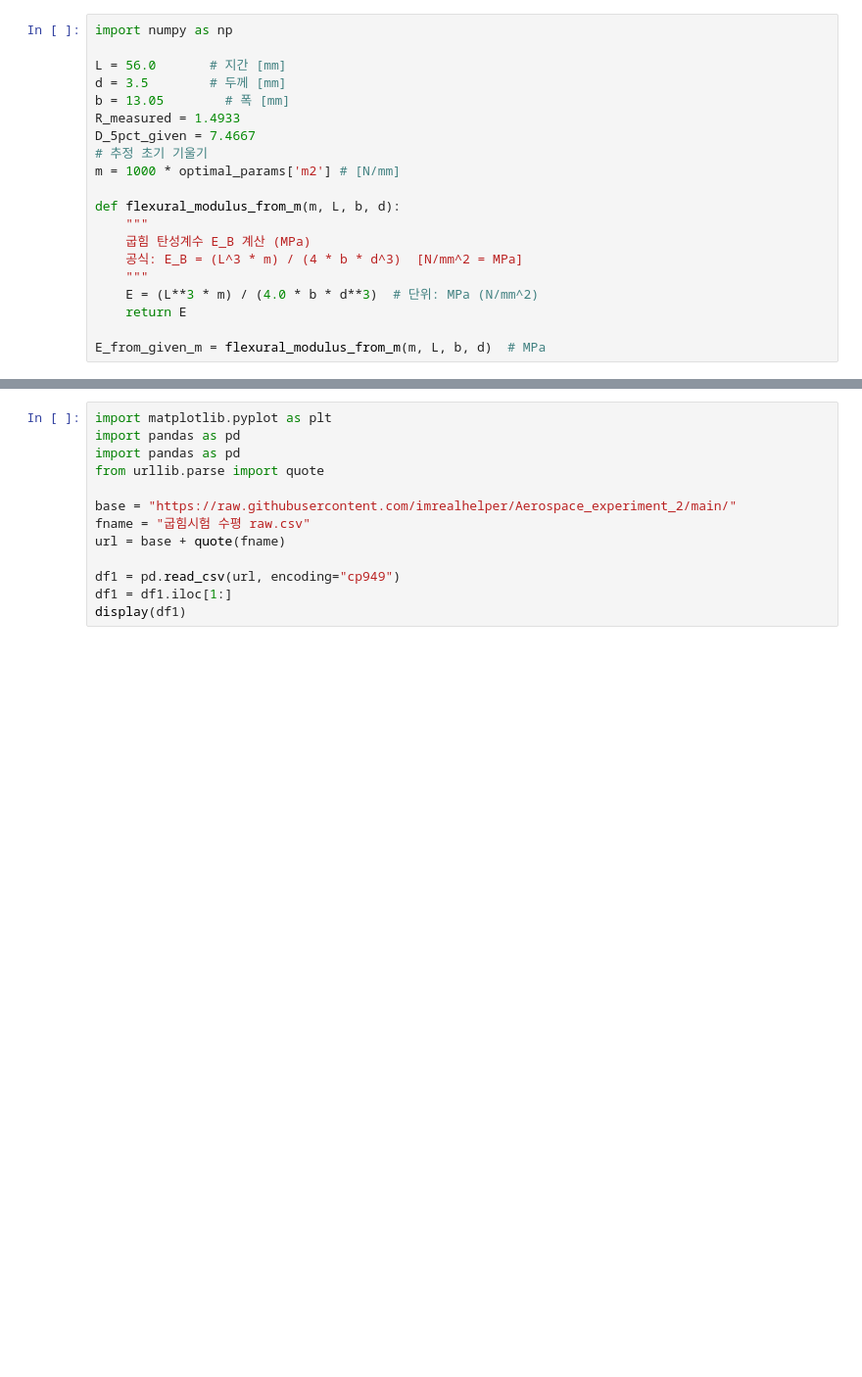
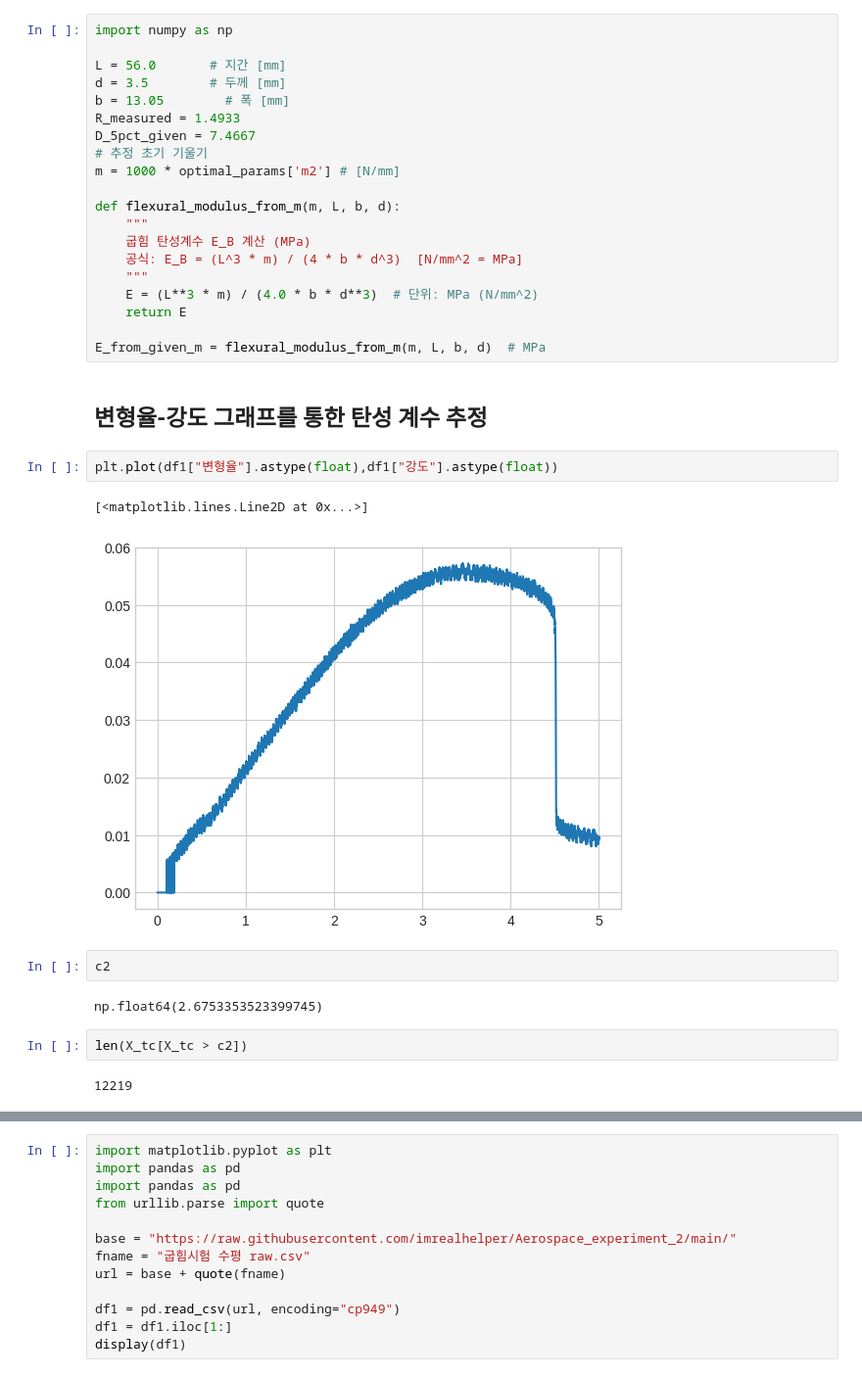
Before and after one commit to imrealhelper/Aerospace_experiment_2, a Jupyter notebook: 3점굽힘시험_plot.ipynb, the cells around one changed output, grey strips where cells are left out. Shown at 98% size. Drawn from its saved outputs; the diff is of its cells as text; blank space fills up the shorter version.

Commit message:
strain-stress curve 추가

```diff
--- a/3점굽힘시험_plot.ipynb
+++ b/3점굽힘시험_plot.ipynb
@@ -597,3 +597,18 @@ def flexural_modulus_from_m(m, L, b, d):
     return E
 
 E_from_given_m = flexural_modulus_from_m(m, L, b, d)  # MPa
+# %% [markdown]
+## 변형율-강도 그래프를 통한 탄성 계수 추정
+# %%
+plt.plot(df1["변형율"].astype(float),df1["강도"].astype(float))
+# %% [output]
+[<matplotlib.lines.Line2D at 0x...>]
+[figure, added]
+# %%
+c2
+# %% [output]
+np.float64(2.6753353523399745)
+# %%
+len(X_tc[X_tc > c2])
+# %% [output]
+12219
```
Also changed, not shown: parts of 13 cells of this notebook.
